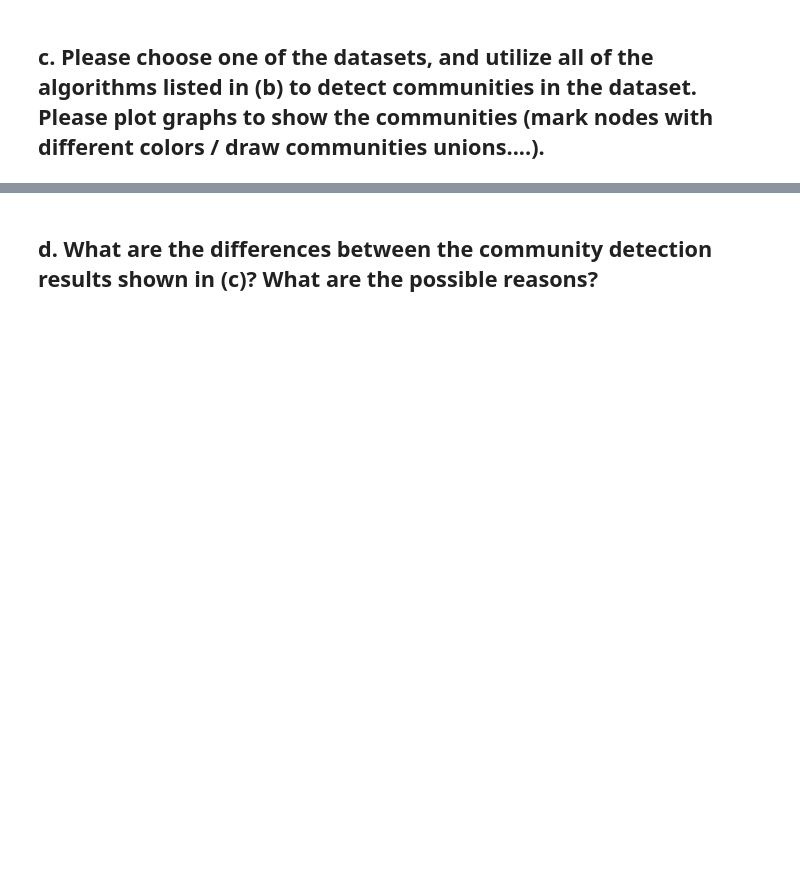
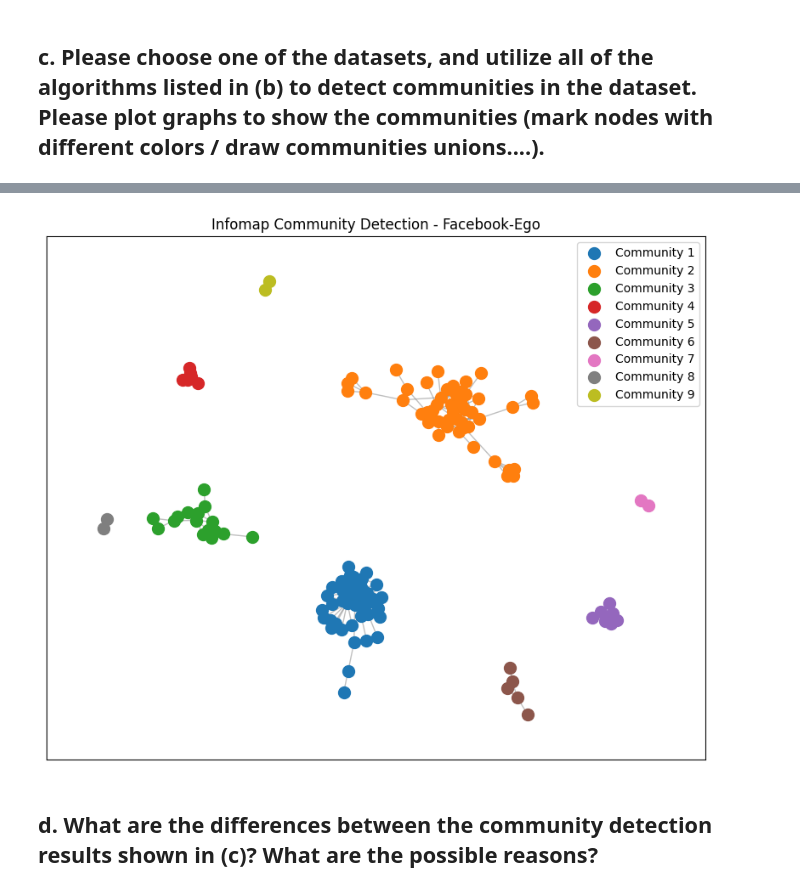
Before and after one commit to pariaighanian/Analysis_of_Complex_Netwroks, a Jupyter notebook: assignment_05.ipynb, the cells around one changed output, grey strips where cells are left out. Saved outputs shown, nothing was run; the diff lists cells and outputs as text; code cells hidden in the pictures; blank space fills up the shorter version.

```diff
--- a/assignment_05.ipynb
+++ b/assignment_05.ipynb
@@ -23,2 +87,38 @@ facebook_G = nx.read_edgelist('Facebook-Ego/3437_3.edges', nodetype=int)
+# %%
+# Initialize Infomap instance
+im = Infomap()
+
+# Add edges from the Facebook network into the Infomap object
+for edge in facebook_G.edges():
+    im.addLink(*edge)
+
+# Run the Infomap algorithm
+im.run()
+
+# Get the communities
+infomap_communities = {}
+for node in im.iterLeafNodes():  # Use iterLeafNodes for proper iteration
+    community = node.module_id  # Access the module (community) id
+    if community not in infomap_communities:
+        infomap_communities[community] = []
+    infomap_communities[community].append(node.node_id)  # Use node.node_id for the actual node ID
+
+# Visualize the Infomap communities
+pos = nx.spring_layout(facebook_G, seed=18)
+plt.figure(figsize=(10, 8))
+
+# Color each community differently
+colors = plt.get_cmap('tab10')
+
+for i, (community, nodes) in enumerate(infomap_communities.items()):
+    nx.draw_networkx_nodes(facebook_G, pos, nodelist=nodes, node_color=[colors(i)], label=f"Community {i+1}", node_size=100)
+
+# Draw edges
+nx.draw_networkx_edges(facebook_G, pos, alpha=0.5, edge_color="gray")
+plt.title("Infomap Community Detection - Facebook-Ego")
+plt.legend()
+plt.show()
+# %% [output]
+[figure, added]
 # %% [markdown]
 ## d. What are the differences between the community detection results shown in (c)? What are the possible reasons?
```
Also changed, not shown: parts of 7 cells of this notebook.
